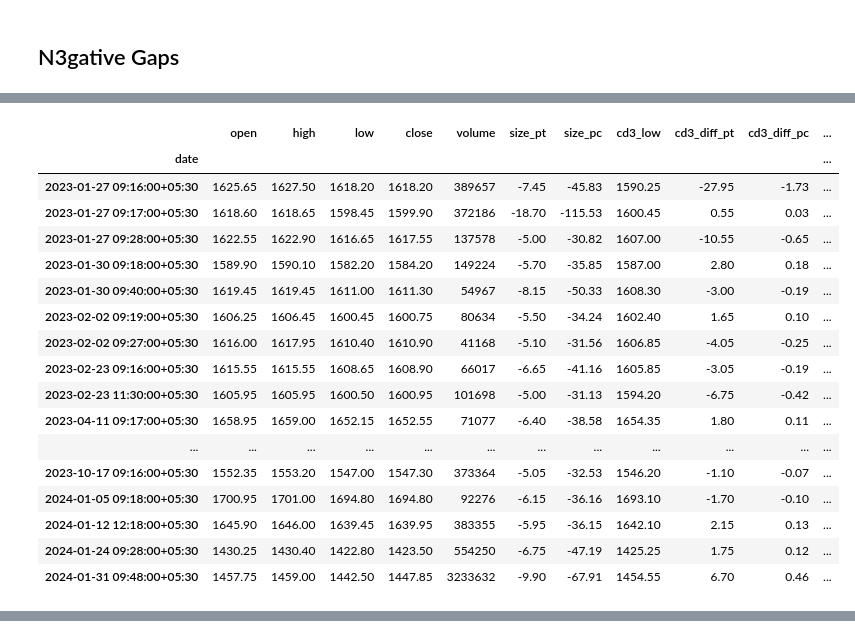
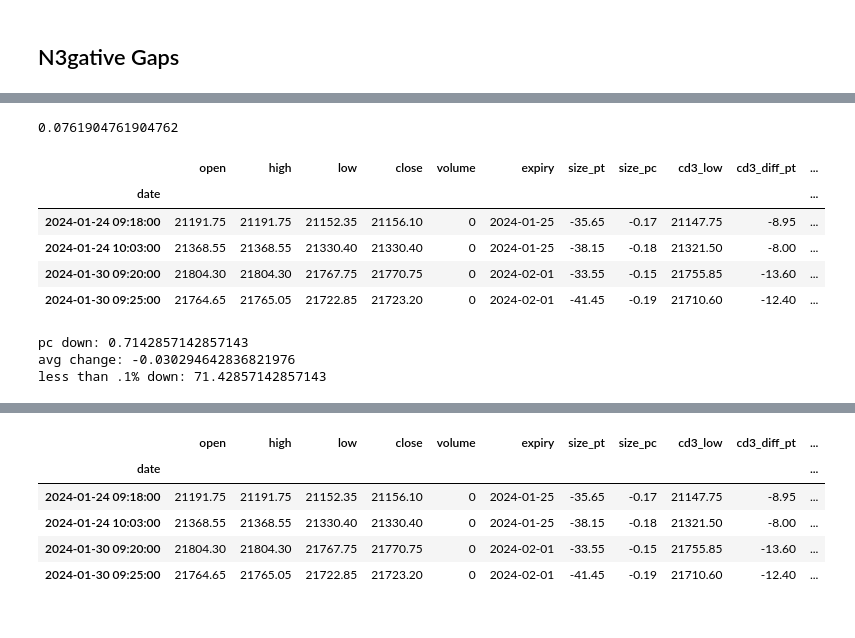
Before and after one commit to nitmnit/nifty-analysis, a Jupyter notebook: h2_candle_gaps.ipynb, the cells around one changed output, grey strips where cells are left out. Saved outputs shown, nothing was run; the diff lists cells and outputs as text; code cells hidden in the pictures.

```diff
--- a/h2_candle_gaps.ipynb
+++ b/h2_candle_gaps.ipynb
@@ -14,11 +14,13 @@ import numpy as np
 import nse_plot as nplt
 
 
-TEST_START = dt.datetime.strptime("2023-01-01", "%Y-%m-%d")
+TEST_START = dt.datetime.strptime("2024-01-01", "%Y-%m-%d")
 TEST_END = dt.datetime.strptime("2024-02-29", "%Y-%m-%d")
 INTERVAL = ut.INTERVAL_MIN1
 EXCHANGE = ut.EXCHANGE_NSE
 SYMBOL = "HDFCBANK"
+SYMBOL = "NIFTY 50"
+IC_SYMBOL = "NIFTY"
 
 pd.set_option("display.max_colwidth", None)
 pd.set_option("display.max_rows", None)
@@ -65,10 +67,14 @@ def get_symbol_price(d, t):
         return pd.NA
     except AttributeError as e:
         return pd.NA
+
+train_dates["expiry"] = pd.NA
+train_dates["expiry"] = train_dates.apply(lambda row: ut.find_nclosest_expiry(SYMBOL, row.name, 1), axis=1)
 # %%
 cdf = []
 for idx, row in train_dates.iterrows():
     sdf = get_intraday_data(row.name)
+    sdf["expiry"] = row.expiry
     cdf.append(sdf)
 
 cdf = pd.concat(cdf)
@@ -78,8 +84,8 @@ cdf = pd.concat(cdf)
 # cdf["gap_pc"] = cdf["gap_pt"] * 100 / cdf.open
 
 cdf["size_pt"] = cdf.close - cdf.open
-cdf["size_pc"] = cdf["size_pt"] * 10000 / cdf.open
-cdf.loc[cdf.index.time == dt.time(hour=9, minute=15), "size_pc"] = pd.NA
+cdf["size_pc"] = cdf["size_pt"] * 100 / cdf.open
+# cdf.loc[cdf.index.time == dt.time(hour=9, minute=15), "size_pc"] = pd.NA
 cdf.dropna(inplace=True)
 
 # hist, edges = np.histogram(cdf.size_pc, density=True, bins=200)
@@ -129,30 +100,34 @@ cdf.loc[cdf.index.date == dt.date(year=2024, month=1, day=5)]
 # %%
-cond = (cdf.size_pc < pc_threshold)
+pc_threshold_low = -0.15
+pc_threshold_high = -.2
+print(cdf.loc[(cdf.size_pc < pc_threshold_low) & (cdf.size_pc > pc_threshold_high)].shape[0] * 100 / cdf.shape[0])
+#cdf.loc[cdf.index.date == dt.date(year=2024, month=1, day=5)]
+
+cond = (cdf.size_pc < pc_threshold_low) & (cdf.size_pc > pc_threshold_high) # & (cdf.volume > cdf.volume.quantile(.1))
 PC_FACTOR = 10 ** 2
-cdf.loc[cond, "cd3_low"] = cdf.low.shift(-2)
-cdf.loc[cond, "cd3_diff_pt"] = cdf.low.shift(-2) - cdf.close
-cdf.loc[cond, "cd3_diff_pc"] = (cdf.low.shift(-2) - cdf.close) * PC_FACTOR / cdf.close
-cdf.loc[cond, "cd3_dd_pc"] = (cdf.high.rolling(window=2).max().shift(-2) - cdf.close) * PC_FACTOR / cdf.close
+num = 3
+diff_pc_key = f"cd{num}_diff_pc"
+cdf.loc[cond, f"cd{num}_low"] = cdf.low.shift(1 - num)
+cdf.loc[cond, f"cd{num}_diff_pt"] = cdf.low.shift(1 - num) - cdf.open.shift(-1)
+cdf.loc[cond, diff_pc_key] = (cdf.low.shift(1 - num) - cdf.open.shift(-1)) * PC_FACTOR / cdf.open.shift(-1)
+cdf.loc[cond, f"cd{num}_dd_pc"] = (cdf.high.rolling(window=num - 1).max().shift(1 - num) - cdf.open.shift(-1)) * PC_FACTOR / cdf.open.shift(-1)
 # print(cdf.loc[cond].index)
 # cdf[cond][["open", "high", "low", "close", "volume", ]]
 cdf[cond]
 # %% [output]
+0.0761904761904762
-|  | open | high | low | close | volume | size_pt | size_pc | cd3_low | cd3_diff_pt | cd3_diff_pc | ... |
+|  | open | high | low | close | volume | expiry | size_pt | size_pc | cd3_low | cd3_diff_pt | ... |
 | date |  |  |  |  |  |  |  |  |  |  | ... |
-| 2023-01-27 09:16:00+05:30 | 1625.65 | 1627.50 | 1618.20 | 1618.20 | 389657 | -7.45 | -45.83 | 1590.25 | -27.95 | -1.73 | ... |
-| 2023-01-27 09:17:00+05:30 | 1618.60 | 1618.65 | 1598.45 | 1599.90 | 372186 | -18.70 | -115.53 | 1600.45 | 0.55 | 0.03 | ... |
-| 2023-01-27 09:28:00+05:30 | 1622.55 | 1622.90 | 1616.65 | 1617.55 | 137578 | -5.00 | -30.82 | 1607.00 | -10.55 | -0.65 | ... |
-| 2023-01-30 09:18:00+05:30 | 1589.90 | 1590.10 | 1582.20 | 1584.20 | 149224 | -5.70 | -35.85 | 1587.00 | 2.80 | 0.18 | ... |
-| 2023-01-30 09:40:00+05:30 | 1619.45 | 1619.45 | 1611.00 | 1611.30 | 54967 | -8.15 | -50.33 | 1608.30 | -3.00 | -0.19 | ... |
-| 2023-02-02 09:19:00+05:30 | 1606.25 | 1606.45 | 1600.45 | 1600.75 | 80634 | -5.50 | -34.24 | 1602.40 | 1.65 | 0.10 | ... |
-| 2023-02-02 09:27:00+05:30 | 1616.00 | 1617.95 | 1610.40 | 1610.90 | 41168 | -5.10 | -31.56 | 1606.85 | -4.05 | -0.25 | ... |
-| 2023-02-23 09:16:00+05:30 | 1615.55 | 1615.55 | 1608.65 | 1608.90 | 66017 | -6.65 | -41.16 | 1605.85 | -3.05 | -0.19 | ... |
-| 2023-02-23 11:30:00+05:30 | 1605.95 | 1605.95 | 1600.50 | 1600.95 | 101698 | -5.00 | -31.13 | 1594.20 | -6.75 | -0.42 | ... |
-| 2023-04-11 09:17:00+05:30 | 1658.95 | 1659.00 | 1652.15 | 1652.55 | 71077 | -6.40 | -38.58 | 1654.35 | 1.80 | 0.11 | ... |
-| ... | ... | ... | ... | ... | ... | ... | ... | ... | ... | ... | ... |
-| 2023-10-17 09:16:00+05:30 | 1552.35 | 1553.20 | 1547.00 | 1547.30 | 373364 | -5.05 | -32.53 | 1546.20 | -1.10 | -0.07 | ... |
-| 2024-01-05 09:18:00+05:30 | 1700.95 | 1701.00 | 1694.80 | 1694.80 | 92276 | -6.15 | -36.16 | 1693.10 | -1.70 | -0.10 | ... |
-| 2024-01-12 12:18:00+05:30 | 1645.90 | 1646.00 | 1639.45 | 1639.95 | 383355 | -5.95 | -36.15 | 1642.10 | 2.15 | 0.13 | ... |
-| 2024-01-24 09:28:00+05:30 | 1430.25 | 1430.40 | 1422.80 | 1423.50 | 554250 | -6.75 | -47.19 | 1425.25 | 1.75 | 0.12 | ... |
-| 2024-01-31 09:48:00+05:30 | 1457.75 | 1459.00 | 1442.50 | 1447.85 | 3233632 | -9.90 | -67.91 | 1454.55 | 6.70 | 0.46 | ... |
+| 2024-01-24 09:18:00 | 21191.75 | 21191.75 | 21152.35 | 21156.10 | 0 | 2024-01-25 | -35.65 | -0.17 | 21147.75 | -8.95 | ... |
+| 2024-01-24 10:03:00 | 21368.55 | 21368.55 | 21330.40 | 21330.40 | 0 | 2024-01-25 | -38.15 | -0.18 | 21321.50 | -8.00 | ... |
+| 2024-01-30 09:20:00 | 21804.30 | 21804.30 | 21767.75 | 21770.75 | 0 | 2024-02-01 | -33.55 | -0.15 | 21755.85 | -13.60 | ... |
+| 2024-01-30 09:25:00 | 21764.65 | 21765.05 | 21722.85 | 21723.20 | 0 | 2024-02-01 | -41.45 | -0.19 | 21710.60 | -12.40 | ... |
+# %%
+print(f"pc down: {cdf.loc[cond & (cdf[diff_pc_key] < 0)].shape[0]/cdf.loc[cond].shape[0]}")
+print(f"avg change: {cdf.loc[cond][diff_pc_key].mean()}")
+print(f"less than .1% down: {cdf.loc[cond & (cdf[diff_pc_key] < -.03)].shape[0] * 100 /cdf.loc[cond].shape[0]}")
+# %% [output]
+pc down: 0.7142857142857143
+avg change: -0.030294642836821976
+less than .1% down: 71.42857142857143
 # %%
@@ -162,3 +137,23 @@ ut.bokeh_plot(cdf.loc[cond].size_pc, cdf.loc[cond].cd3_diff_pc, "size_pc", "cd3_
 [interactive output not drawn]
 [interactive output not drawn]
 [interactive output not drawn]
+# %%
+at_zero = "atm_prm_at_0"
+cdf[at_zero] = pd.NA
+cdf['atm'] = cdf.open.apply(ut.get_atm_strike)
+cdf[at_zero] = cdf[cond].apply(lambda r: ut.get_premium_at(symbol=IC_SYMBOL, expiry=r.expiry, strike_price=r.atm, date=r.name.date(), option_type=OPTION_TYPE_PUT, tm=ut.add_to_time(r.name.time(), 1), get_open=True), axis=1)
+at_key = f"atm_prm_at_{num}"
+cdf[at_key] = cdf[cond].apply(lambda r: ut.get_premium_at(symbol=IC_SYMBOL, expiry=r.expiry, strike_price=r.atm, date=r.name.date(), option_type=OPTION_TYPE_PUT, tm=ut.add_to_time(r.name.time(), num+1), get_open=False), axis=1)
+diff_pc_key = f"prm_pc_chg_{num}"
+cdf[diff_pc_key] = (cdf[at_key] - cdf[at_zero]) * 100 / cdf[at_zero]
+cdf[cond]
+# cdf.loc[cdf.atm.notna()].atm
+# cdf.atm
+# cdf.atm = cdf[cdf.atm.notna()].atm.astype('int64')
+# %% [output]
+|  | open | high | low | close | volume | expiry | size_pt | size_pc | cd3_low | cd3_diff_pt | ... |
+| date |  |  |  |  |  |  |  |  |  |  | ... |
+| 2024-01-24 09:18:00 | 21191.75 | 21191.75 | 21152.35 | 21156.10 | 0 | 2024-01-25 | -35.65 | -0.17 | 21147.75 | -8.95 | ... |
+| 2024-01-24 10:03:00 | 21368.55 | 21368.55 | 21330.40 | 21330.40 | 0 | 2024-01-25 | -38.15 | -0.18 | 21321.50 | -8.00 | ... |
+| 2024-01-30 09:20:00 | 21804.30 | 21804.30 | 21767.75 | 21770.75 | 0 | 2024-02-01 | -33.55 | -0.15 | 21755.85 | -13.60 | ... |
+| 2024-01-30 09:25:00 | 21764.65 | 21765.05 | 21722.85 | 21723.20 | 0 | 2024-02-01 | -41.45 | -0.19 | 21710.60 | -12.40 | ... |
```
Also changed, not shown: parts of 5 cells of this notebook, 4 other files.
